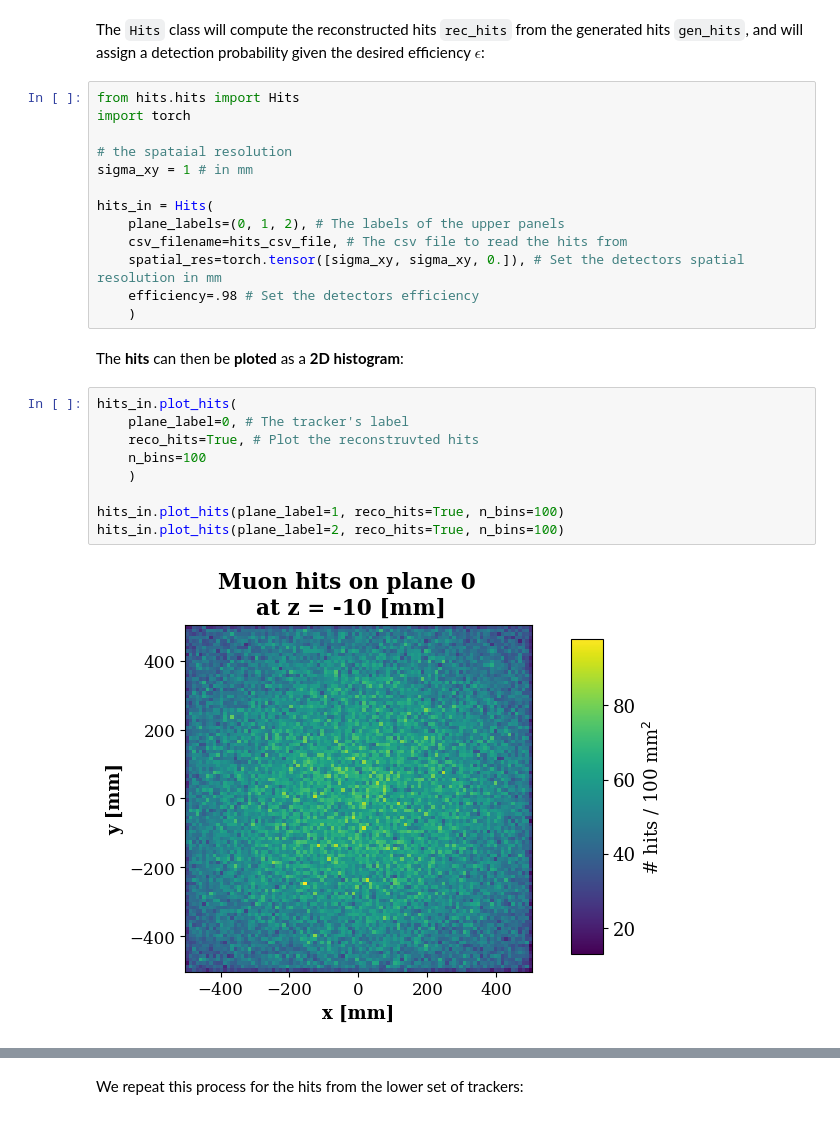
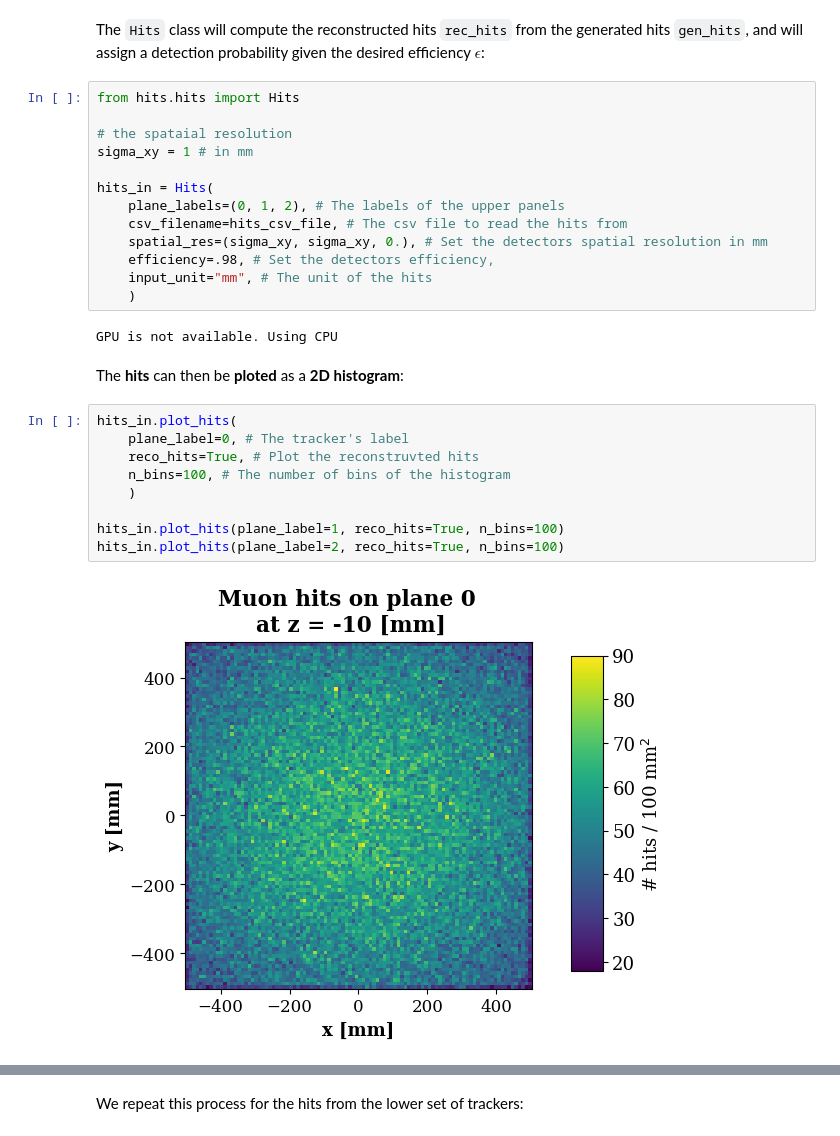
Before and after one commit to MaximeLagrange/MuographBeta, a Jupyter notebook: examples/cultural_heritage/00_scattering_small_size_statue.ipynb, the cells around one changed output, grey strips where cells are left out. Drawn from its saved outputs; the diff is of its cells as text.

```diff
--- a/examples/cultural_heritage/00_scattering_small_size_statue.ipynb
+++ b/examples/cultural_heritage/00_scattering_small_size_statue.ipynb
@@ -109,7 +107,6 @@ We will consider a **uniform detector efficiency** accross the whole surface of
 The `Hits` class will compute the reconstructed hits `rec_hits` from the generated hits `gen_hits`, and will assign a detection probability given the desired efficiency $\epsilon$:
 # %%
 from hits.hits import Hits
-import torch
 
 # the spataial resolution
 sigma_xy = 1 # in mm
@@ -117,19 +114,22 @@ sigma_xy = 1 # in mm
 hits_in = Hits(
     plane_labels=(0, 1, 2), # The labels of the upper panels
     csv_filename=hits_csv_file, # The csv file to read the hits from
-    spatial_res=torch.tensor([sigma_xy, sigma_xy, 0.]), # Set the detectors spatial resolution in mm
-    efficiency=.98 # Set the detectors efficiency
+    spatial_res=(sigma_xy, sigma_xy, 0.), # Set the detectors spatial resolution in mm
+    efficiency=.98, # Set the detectors efficiency,
+    input_unit="mm", # The unit of the hits
     )
+# %% [output]
+GPU is not available. Using CPU
 # %% [markdown]
 The **hits** can then be **ploted** as a **2D histogram**:
 # %%
 hits_in.plot_hits(
     plane_label=0, # The tracker's label
     reco_hits=True, # Plot the reconstruvted hits
-    n_bins=100
+    n_bins=100, # The number of bins of the histogram
     )
 
 hits_in.plot_hits(plane_label=1, reco_hits=True, n_bins=100)
 hits_in.plot_hits(plane_label=2, reco_hits=True, n_bins=100)
 # %% [output]
-[figure, old version]
+[figure, new version]
```
Also changed, not shown: parts of 19 cells of this notebook.
